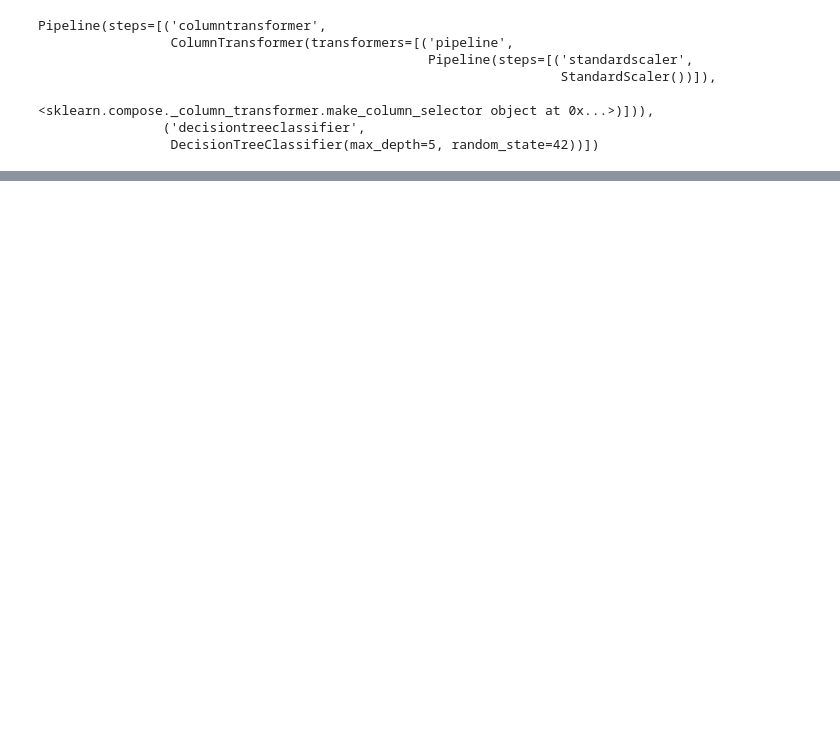
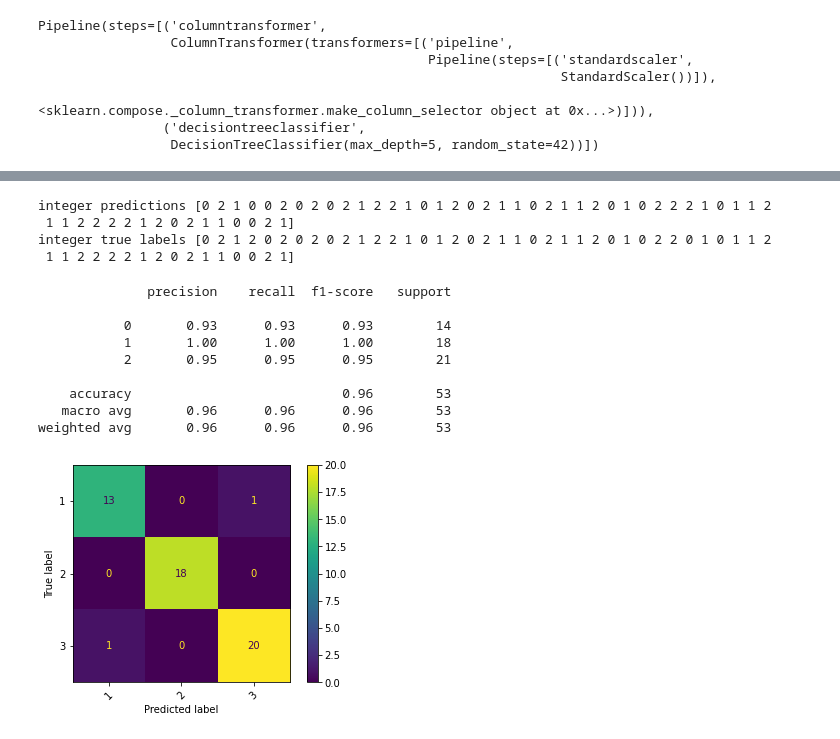
Before and after one commit to edfakie2/Edward-Core-2, a Jupyter notebook: Agriculture_.ipynb, the cells around one changed output, grey strips where cells are left out. Saved outputs shown, nothing was run; the diff lists cells and outputs as text; code cells hidden in the pictures; blank space fills up the shorter version.

```diff
--- a/Agriculture_.ipynb
+++ b/Agriculture_.ipynb
@@ -403,0 +461,6 @@ R2: 0.88
+# %%
+raw_pred = multi_model.predict(X_test_processed)
+
+
+print('Raw Predictions\n', raw_pred[:5])
+print('\nbinarized y_test\n', y_test_bin[:5])
@@ -403,0 +481,27 @@ R2: 0.88
+# %%
+y_pred = np.argmax(raw_pred, axis=1)
+y_true = np.argmax(y_test_bin, axis=1)
+
+print('integer predictions', y_pred)
+print('integer true labels', y_true)
+# %% [output]
+integer predictions [0 2 1 0 0 2 0 2 0 2 1 2 2 1 0 1 2 0 2 1 1 0 2 1 1 2 0 1 0 2 2 2 1 0 1 1 2
+ 1 1 2 2 2 2 1 2 0 2 1 1 0 0 2 1]
+integer true labels [0 2 1 2 0 2 0 2 0 2 1 2 2 1 0 1 2 0 2 1 1 0 2 1 1 2 0 1 0 2 2 0 1 0 1 1 2
+ 1 1 2 2 2 2 1 2 0 2 1 1 0 0 2 1]
+# %%
+print(classification_report(y_true, y_pred))
+ConfusionMatrixDisplay.from_predictions(y_true, y_pred,
+                                        display_labels=classes,
+                                        xticks_rotation=45);
+# %% [output]
+              precision    recall  f1-score   support
+
+           0       0.93      0.93      0.93        14
+           1       1.00      1.00      1.00        18
+           2       0.95      0.95      0.95        21
+
+    accuracy                           0.96        53
+   macro avg       0.96      0.96      0.96        53
+weighted avg       0.96      0.96      0.96        53
+[figure, added]
```
Also changed, not shown: parts of 46 cells of this notebook.
